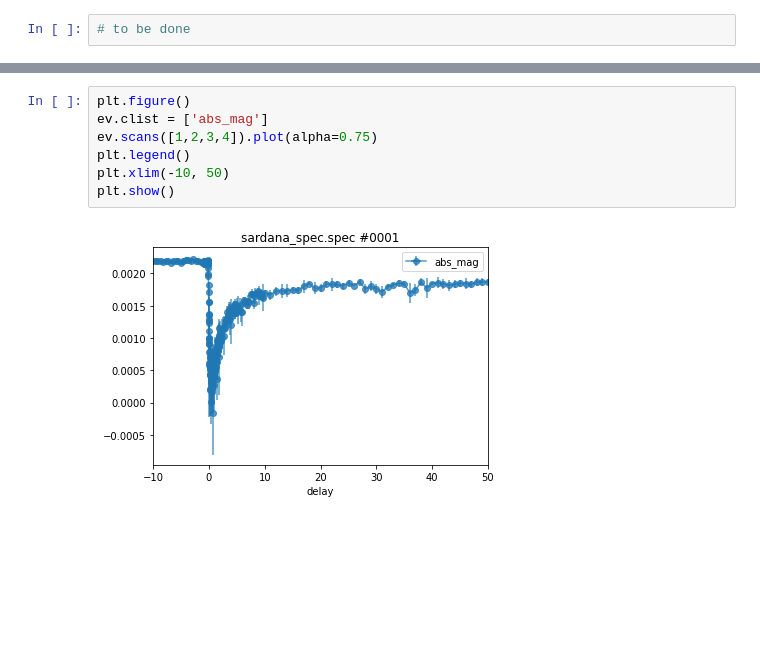
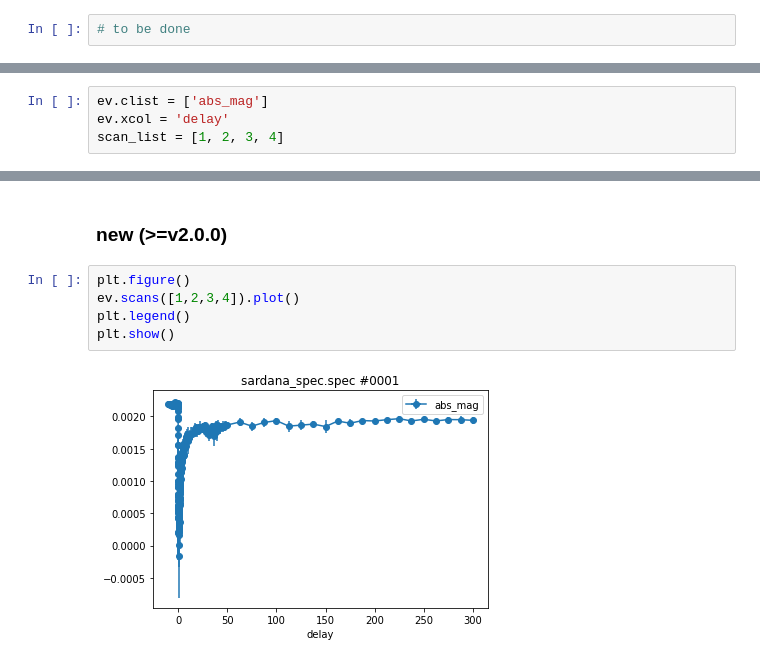
Before and after one commit to dschick/pyEvalData, a Jupyter notebook: docs/source/examples/evaluation.ipynb, the cells around one changed output, grey strips where cells are left out. Cells and saved outputs as stored; diff of their text form; blank space fills up the shorter version.

```diff
--- a/docs/source/examples/evaluation.ipynb
+++ b/docs/source/examples/evaluation.ipynb
@@ -663,0 +641,4 @@ plt.show()
+# %%
+ev.clist = ['abs_mag']
+ev.xcol = 'delay'
+scan_list = [1, 2, 3, 4]
@@ -664,9 +665,9 @@ plt.show()
+# %% [markdown]
+### new (>=v2.0.0)
 # %%
 plt.figure()
-ev.clist = ['abs_mag']
-ev.scans([1,2,3,4]).plot(alpha=0.75)
+ev.scans([1,2,3,4]).plot()
 plt.legend()
-plt.xlim(-10, 50)
 plt.show()
 # %% [output]
-[figure, old version]
+[figure, new version]
```
Also changed, not shown: parts of 41 cells of this notebook, 1 other file.
